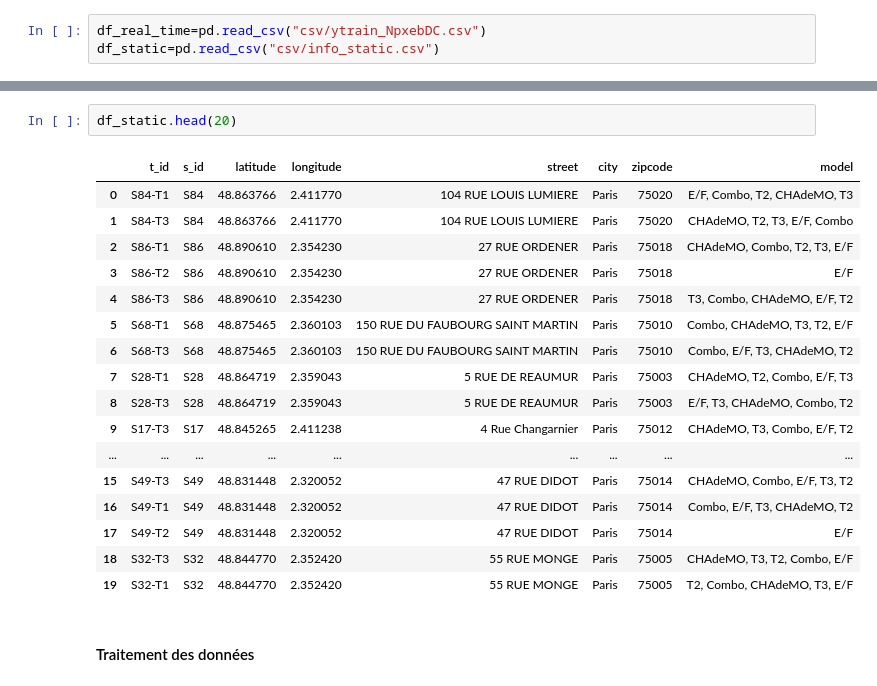
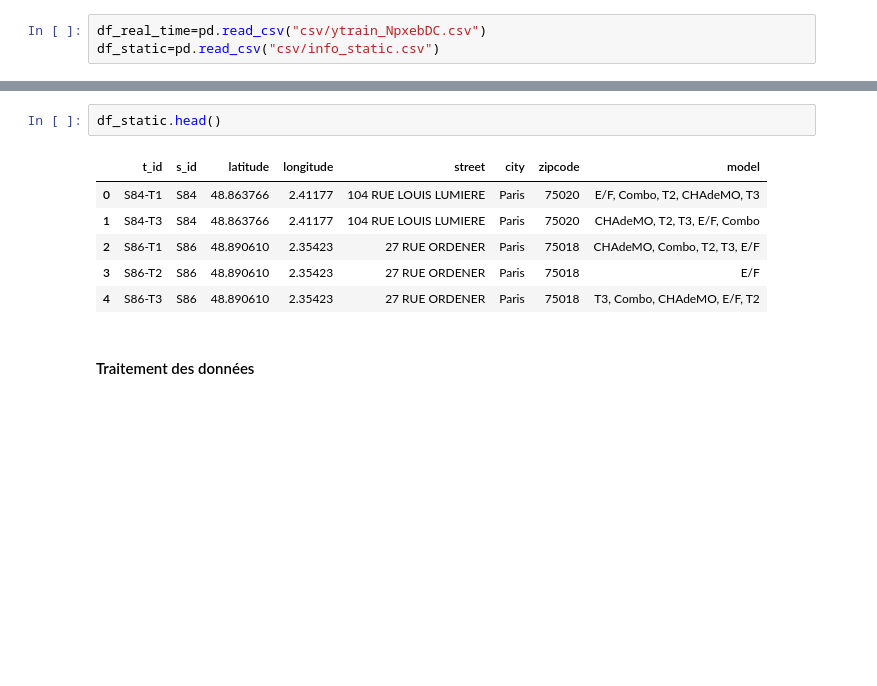
Before and after one commit to dantruski/Projet-Python-DS-Belib, a Jupyter notebook: main.ipynb, the cells around one changed output, grey strips where cells are left out. Cells and saved outputs as stored; diff of their text form; blank space fills up the shorter version.

```diff
--- a/main.ipynb
+++ b/main.ipynb
@@ -65,23 +55,12 @@ df_real_time.head(20)
 # %%
-df_static.head(20)
+df_static.head()
 # %% [output]
 |  | t_id | s_id | latitude | longitude | street | city | zipcode | model |
-| 0 | S84-T1 | S84 | 48.863766 | 2.411770 | 104 RUE LOUIS LUMIERE | Paris | 75020 | E/F, Combo, T2, CHAdeMO, T3 |
-| 1 | S84-T3 | S84 | 48.863766 | 2.411770 | 104 RUE LOUIS LUMIERE | Paris | 75020 | CHAdeMO, T2, T3, E/F, Combo |
-| 2 | S86-T1 | S86 | 48.890610 | 2.354230 | 27 RUE ORDENER | Paris | 75018 | CHAdeMO, Combo, T2, T3, E/F |
-| 3 | S86-T2 | S86 | 48.890610 | 2.354230 | 27 RUE ORDENER | Paris | 75018 | E/F |
-| 4 | S86-T3 | S86 | 48.890610 | 2.354230 | 27 RUE ORDENER | Paris | 75018 | T3, Combo, CHAdeMO, E/F, T2 |
-| 5 | S68-T1 | S68 | 48.875465 | 2.360103 | 150 RUE DU FAUBOURG SAINT MARTIN | Paris | 75010 | Combo, CHAdeMO, T3, T2, E/F |
-| 6 | S68-T3 | S68 | 48.875465 | 2.360103 | 150 RUE DU FAUBOURG SAINT MARTIN | Paris | 75010 | Combo, E/F, T3, CHAdeMO, T2 |
-| 7 | S28-T1 | S28 | 48.864719 | 2.359043 | 5 RUE DE REAUMUR | Paris | 75003 | CHAdeMO, T2, Combo, E/F, T3 |
-| 8 | S28-T3 | S28 | 48.864719 | 2.359043 | 5 RUE DE REAUMUR | Paris | 75003 | E/F, T3, CHAdeMO, Combo, T2 |
-| 9 | S17-T3 | S17 | 48.845265 | 2.411238 | 4 Rue Changarnier | Paris | 75012 | CHAdeMO, T3, Combo, E/F, T2 |
-| ... | ... | ... | ... | ... | ... | ... | ... | ... |
-| 15 | S49-T3 | S49 | 48.831448 | 2.320052 | 47 RUE DIDOT | Paris | 75014 | CHAdeMO, Combo, E/F, T3, T2 |
-| 16 | S49-T1 | S49 | 48.831448 | 2.320052 | 47 RUE DIDOT | Paris | 75014 | Combo, E/F, T3, CHAdeMO, T2 |
-| 17 | S49-T2 | S49 | 48.831448 | 2.320052 | 47 RUE DIDOT | Paris | 75014 | E/F |
-| 18 | S32-T3 | S32 | 48.844770 | 2.352420 | 55 RUE MONGE | Paris | 75005 | CHAdeMO, T3, T2, Combo, E/F |
-| 19 | S32-T1 | S32 | 48.844770 | 2.352420 | 55 RUE MONGE | Paris | 75005 | T2, Combo, CHAdeMO, T3, E/F |
+| 0 | S84-T1 | S84 | 48.863766 | 2.41177 | 104 RUE LOUIS LUMIERE | Paris | 75020 | E/F, Combo, T2, CHAdeMO, T3 |
+| 1 | S84-T3 | S84 | 48.863766 | 2.41177 | 104 RUE LOUIS LUMIERE | Paris | 75020 | CHAdeMO, T2, T3, E/F, Combo |
+| 2 | S86-T1 | S86 | 48.890610 | 2.35423 | 27 RUE ORDENER | Paris | 75018 | CHAdeMO, Combo, T2, T3, E/F |
+| 3 | S86-T2 | S86 | 48.890610 | 2.35423 | 27 RUE ORDENER | Paris | 75018 | E/F |
+| 4 | S86-T3 | S86 | 48.890610 | 2.35423 | 27 RUE ORDENER | Paris | 75018 | T3, Combo, CHAdeMO, E/F, T2 |
 # %% [markdown]
 #### Traitement des données
 # %% [markdown]
```
Also changed, not shown: parts of 17 cells of this notebook, 3 other files.
